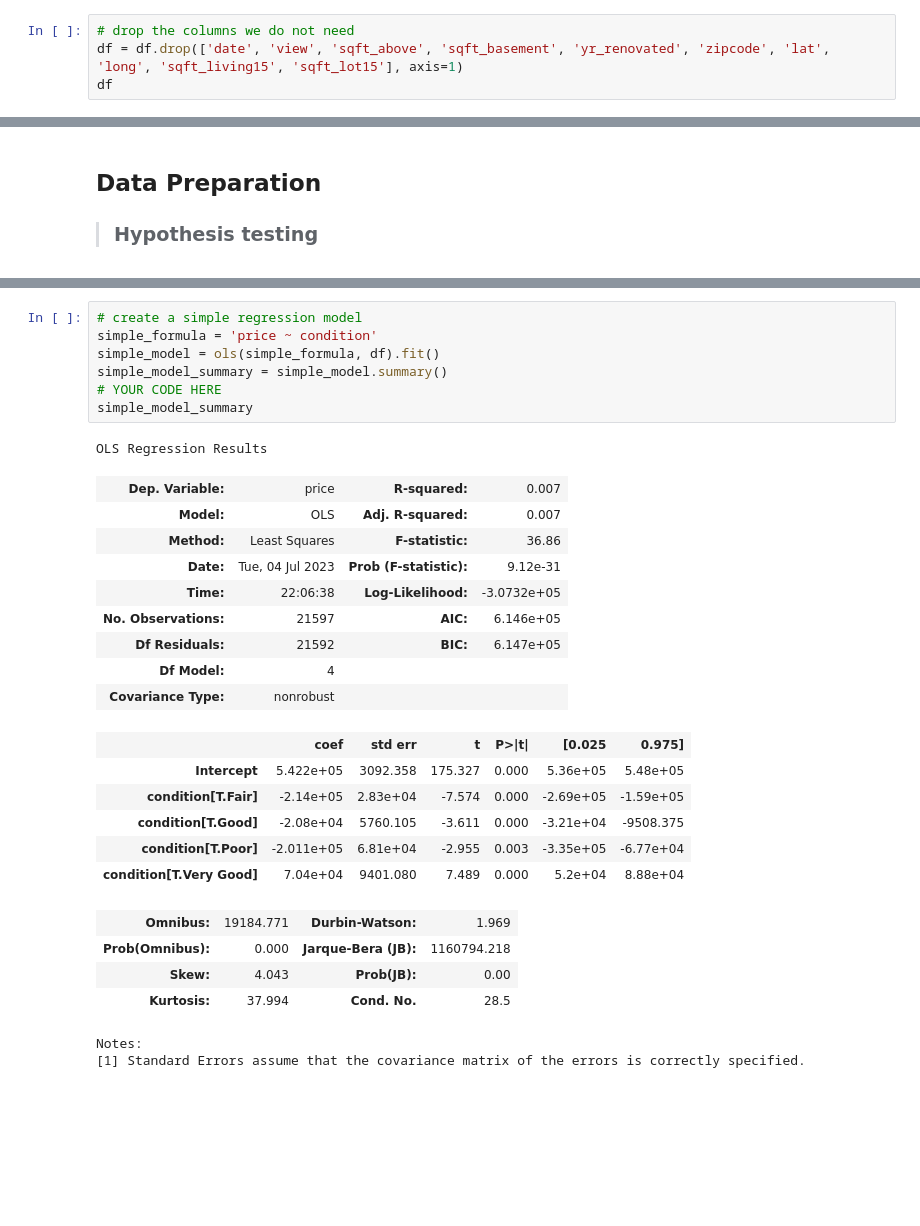
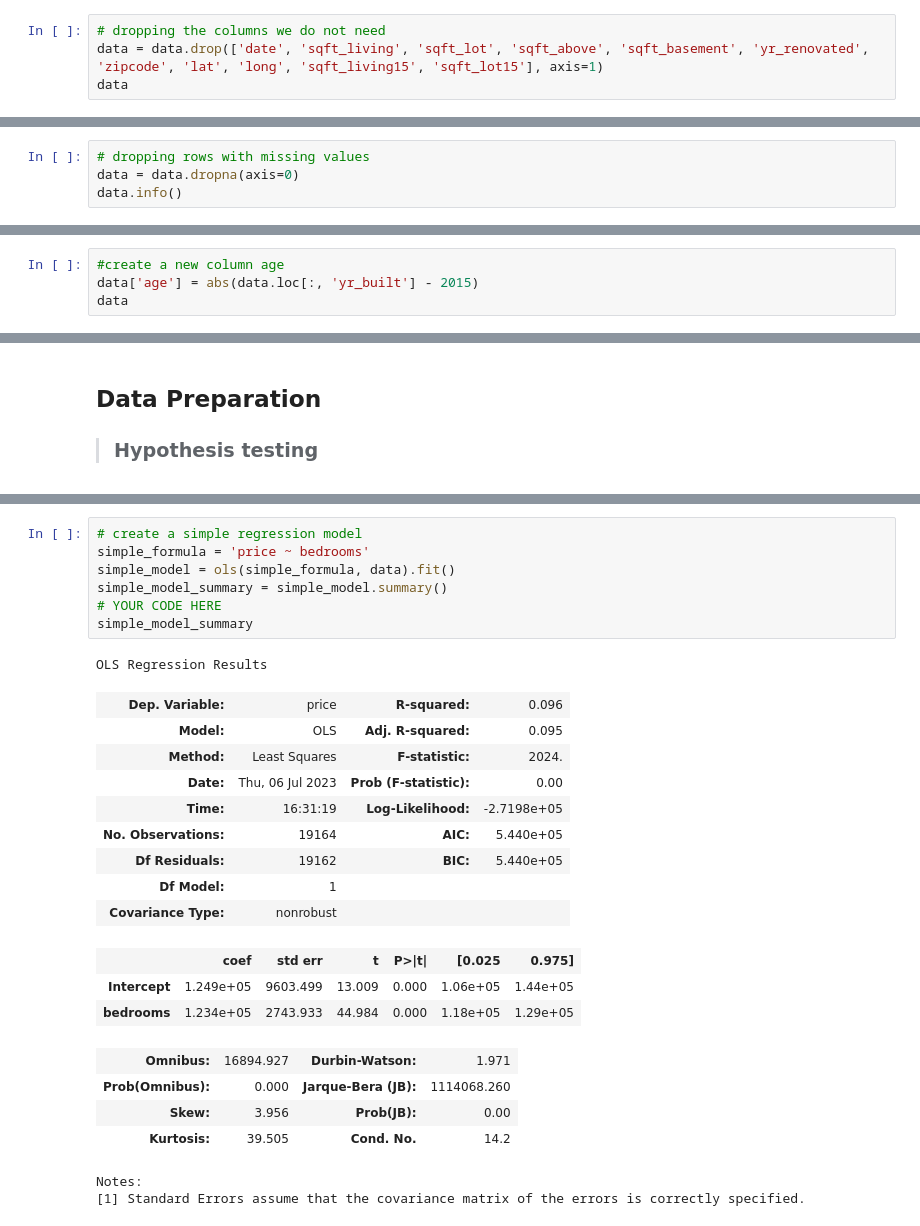
Before and after one commit to ngeny-brian/Phase-2-project, a Jupyter notebook: student.ipynb, the cells around one changed output, grey strips where cells are left out. Drawn from its saved outputs; the diff is of its cells as text; blank space fills up the shorter version.

```diff
--- a/student.ipynb
+++ b/student.ipynb
@@ -122,5 +227,5 @@ The next step is to clean the data by going through the following steps, so as t
 # %%
-# drop the columns we do not need
-df = df.drop(['date', 'view', 'sqft_above', 'sqft_basement', 'yr_renovated', 'zipcode', 'lat', 'long', 'sqft_living15', 'sqft_lot15'], axis=1)
-df
+# dropping the columns we do not need
+data = data.drop(['date', 'sqft_living', 'sqft_lot', 'sqft_above', 'sqft_basement', 'yr_renovated', 'zipcode', 'lat', 'long', 'sqft_living15', 'sqft_lot15'], axis=1)
+data
 # %% [output]
@@ -139,0 +268,4 @@ df
+# %%
+# dropping rows with missing values
+data = data.dropna(axis=0)
+data.info()
@@ -139,0 +290,4 @@ df
+# %%
+#create a new column age
+data['age'] = abs(data.loc[:, 'yr_built'] - 2015)
+data
@@ -155,30 +323,27 @@ Kurtosis: 34.53308449607733
 # %%
 # create a simple regression model
-simple_formula = 'price ~ condition'
-simple_model = ols(simple_formula, df).fit()
+simple_formula = 'price ~ bedrooms'
+simple_model = ols(simple_formula, data).fit()
 simple_model_summary = simple_model.summary()
 # YOUR CODE HERE
 simple_model_summary
 # %% [output]
 OLS Regression Results
-| Dep. Variable: | price | R-squared: | 0.007 |
-| Model: | OLS | Adj. R-squared: | 0.007 |
-| Method: | Least Squares | F-statistic: | 36.86 |
-| Date: | Tue, 04 Jul 2023 | Prob (F-statistic): | 9.12e-31 |
-| Time: | 22:06:38 | Log-Likelihood: | -3.0732e+05 |
-| No. Observations: | 21597 | AIC: | 6.146e+05 |
-| Df Residuals: | 21592 | BIC: | 6.147e+05 |
-| Df Model: | 4 |  |  |
+| Dep. Variable: | price | R-squared: | 0.096 |
+| Model: | OLS | Adj. R-squared: | 0.095 |
+| Method: | Least Squares | F-statistic: | 2024. |
+| Date: | Thu, 06 Jul 2023 | Prob (F-statistic): | 0.00 |
+| Time: | 16:31:19 | Log-Likelihood: | -2.7198e+05 |
+| No. Observations: | 19164 | AIC: | 5.440e+05 |
+| Df Residuals: | 19162 | BIC: | 5.440e+05 |
+| Df Model: | 1 |  |  |
 | Covariance Type: | nonrobust |  |  |
 |  | coef | std err | t | P>|t| | [0.025 | 0.975] |
-| Intercept | 5.422e+05 | 3092.358 | 175.327 | 0.000 | 5.36e+05 | 5.48e+05 |
-| condition[T.Fair] | -2.14e+05 | 2.83e+04 | -7.574 | 0.000 | -2.69e+05 | -1.59e+05 |
-| condition[T.Good] | -2.08e+04 | 5760.105 | -3.611 | 0.000 | -3.21e+04 | -9508.375 |
-| condition[T.Poor] | -2.011e+05 | 6.81e+04 | -2.955 | 0.003 | -3.35e+05 | -6.77e+04 |
-| condition[T.Very Good] | 7.04e+04 | 9401.080 | 7.489 | 0.000 | 5.2e+04 | 8.88e+04 |
+| Intercept | 1.249e+05 | 9603.499 | 13.009 | 0.000 | 1.06e+05 | 1.44e+05 |
+| bedrooms | 1.234e+05 | 2743.933 | 44.984 | 0.000 | 1.18e+05 | 1.29e+05 |
-| Omnibus: | 19184.771 | Durbin-Watson: | 1.969 |
-| Prob(Omnibus): | 0.000 | Jarque-Bera (JB): | 1160794.218 |
-| Skew: | 4.043 | Prob(JB): | 0.00 |
-| Kurtosis: | 37.994 | Cond. No. | 28.5 |
+| Omnibus: | 16894.927 | Durbin-Watson: | 1.971 |
+| Prob(Omnibus): | 0.000 | Jarque-Bera (JB): | 1114068.260 |
+| Skew: | 3.956 | Prob(JB): | 0.00 |
+| Kurtosis: | 39.505 | Cond. No. | 14.2 |
 Notes:
 [1] Standard Errors assume that the covariance matrix of the errors is correctly specified.
```
Also changed, not shown: parts of 25 cells of this notebook.
